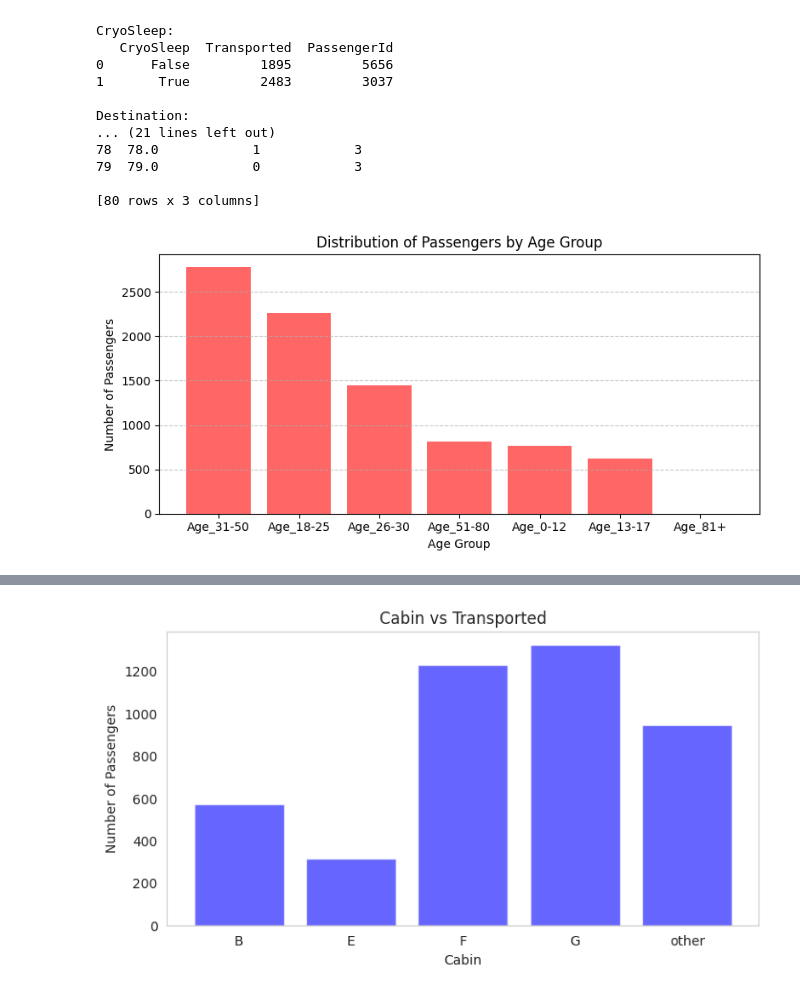
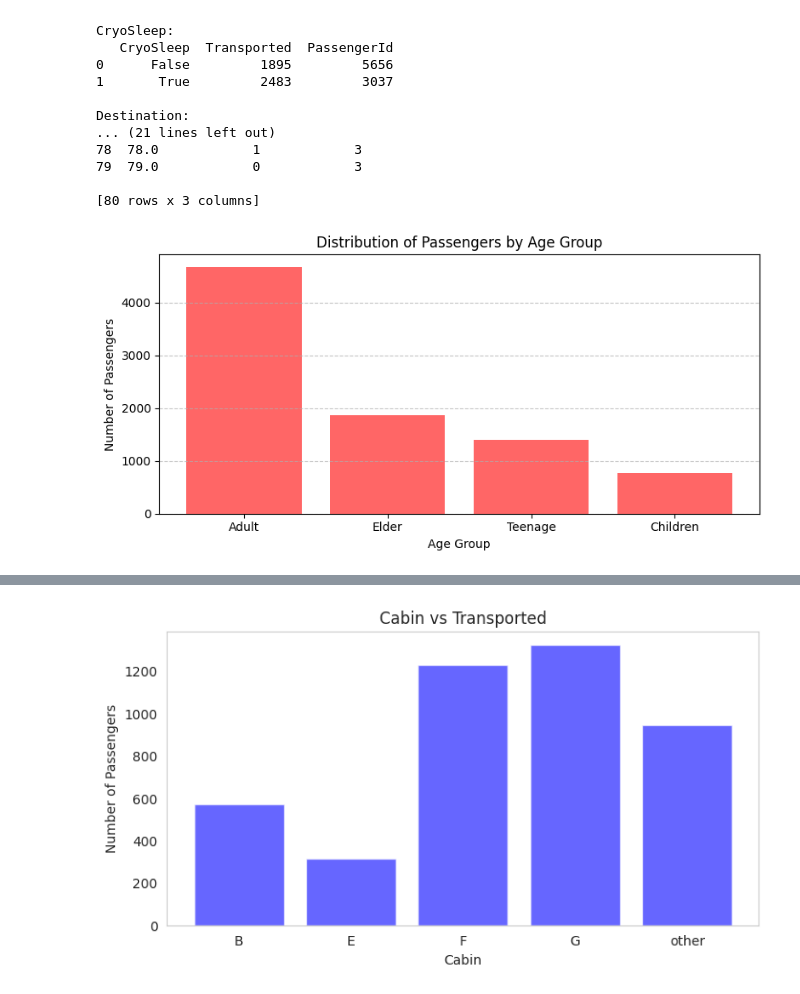
Before and after one commit to 7PAM2015-0105-2023-TEAM17/Kaggle-Challenge-Team-17, a Jupyter notebook: kaggle_Challenge_TEAM_17.ipynb, the cells around one changed output, grey strips where cells are left out. Saved outputs shown, nothing was run; the diff lists cells and outputs as text; code cells hidden in the pictures.

```diff
--- a/kaggle_Challenge_TEAM_17.ipynb
+++ b/kaggle_Challenge_TEAM_17.ipynb
@@ -348,27 +348,27 @@ Destination:
 [80 rows x 3 columns]
 # %%
 # Define the age ranges and corresponding labels
-age_ranges = [0, 12, 17, 25, 30, 50, 80, float('inf')]
-age_labels = ['Age_0-12', 'Age_13-17', 'Age_18-25', 'Age_26-30', 'Age_31-50', 'Age_51-80', 'Age_81+']
+age_ranges = [-1, 12, 20, 40, 100]
+age_labels = ['Children', 'Teenage', 'Adult', 'Elder']
 
 # Add the 'Age_group' column based on the age ranges
 train_df['Age_group'] = pd.cut(train_df['Age'], bins=age_ranges, labels=age_labels, right=False)
 
 # Count the number of passengers in each age group
 age_group_counts = train_df['Age_group'].value_counts()
 
 # Plot the countplot for Age groups
 plt.figure(figsize=(8, 4))
 plt.bar(age_group_counts.index, age_group_counts, color=(1, 0, 0, 0.6))
 plt.title('Distribution of Passengers by Age Group')
 plt.xlabel('Age Group')
 plt.ylabel('Number of Passengers')
 plt.xticks(rotation=360)  # Rotate x-axis labels for better visibility
 plt.grid(axis='y', linestyle='--', alpha=0.7)  # Add horizontal grid lines
 plt.tight_layout()  # Adjust layout
 plt.show()
 # %% [output]
-[figure, old version]
+[figure, new version]
 # %%
 import plotly.express as px
 
```
Also changed, not shown: parts of 1 cell of this notebook.
